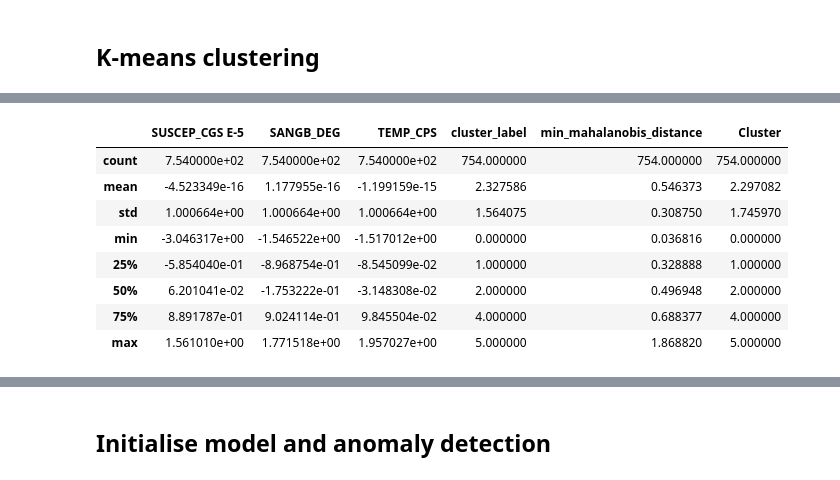
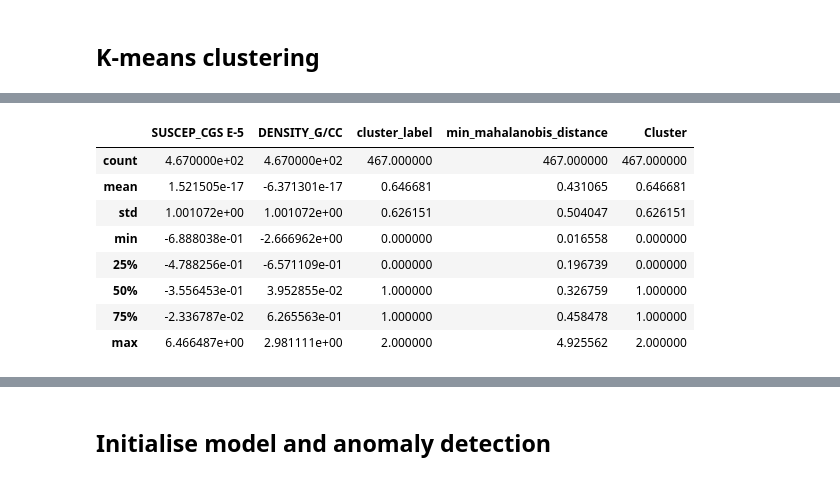
Before and after one commit to lcardsvr/Geophysical-Tool-Response-Project, a Jupyter notebook: ML_model_train.ipynb, the cells around one changed output, grey strips where cells are left out. Drawn from its saved outputs; the diff is of its cells as text; code cells hidden in the pictures.

```diff
--- a/ML_model_train.ipynb
+++ b/ML_model_train.ipynb
@@ -255,11 +221,11 @@ scaled_9622C_df.describe()
 # %%
 mahalanobis_distances = []
 for i in range(k):
-    cluster_points = scaled_9622C_df.loc[scaled_9622C_df['cluster_label'] == i, ['SUSCEP_CGS E-5', 'SANGB_DEG', 'TEMP_CPS']]
+    cluster_points = scaled_merged_df.loc[scaled_merged_df['cluster_label'] == i, ['SUSCEP_CGS E-5', 'DENSITY_G/CC']]
     cluster_center = model.cluster_centers_[i]
     cov = EmpiricalCovariance().fit(cluster_points)
     cluster_center_reshaped = np.reshape(cluster_center, (1, -1))
     mahalanobis_dist = distance.cdist(cluster_points, cluster_center_reshaped, 'mahalanobis', VI=cov.covariance_)
     mahalanobis_distances.extend(mahalanobis_dist)
 # %%
-scaled_9622C_df['min_mahalanobis_distance'] = np.min(mahalanobis_distances, axis=1)
+scaled_merged_df['min_mahalanobis_distance'] = np.min(mahalanobis_distances, axis=1)
@@ -282,31 +248,31 @@ scaled_9622C_df
 # %%
 # Determine outliers based on a threshold (e.g., 3 standard deviations from the mean) CAN BE CHANGED DEPENDING ON OUTPUT
-threshold = np.mean(scaled_9622C_df['min_mahalanobis_distance']) + 3 * np.std(scaled_9622C_df['min_mahalanobis_distance'])
-scaled_9622C_df['is_outlier'] = scaled_9622C_df['min_mahalanobis_distance'] > threshold
+threshold = np.mean(scaled_merged_df['min_mahalanobis_distance']) + 3 * np.std(scaled_merged_df['min_mahalanobis_distance'])
+scaled_merged_df['is_outlier'] = scaled_merged_df['min_mahalanobis_distance'] > threshold
 # %%
 #TEST
 # Fit the model
-model.fit(scaled_9622C_df)
+model.fit(scaled_merged_df)
 
 # Make predictions
-k_4 = model.predict(scaled_9622C_df)
+k_4 = model.predict(scaled_merged_df)
 
 # Create a copy of the DataFrame
-tool_9622C_predictions_df = scaled_9622C_df.copy()
+merged_predictions_df = scaled_merged_df.copy()
 
 # Add a class column with the labels
-tool_9622C_predictions_df['Cluster'] = k_4
+merged_predictions_df['Cluster'] = k_4
 # %%
-tool_9622C_predictions_df.describe()
+merged_predictions_df.describe()
 # %% [output]
-|  | SUSCEP_CGS E-5 | SANGB_DEG | TEMP_CPS | cluster_label | min_mahalanobis_distance | Cluster |
-| count | 7.540000e+02 | 7.540000e+02 | 7.540000e+02 | 754.000000 | 754.000000 | 754.000000 |
-| mean | -4.523349e-16 | 1.177955e-16 | -1.199159e-15 | 2.327586 | 0.546373 | 2.297082 |
-| std | 1.000664e+00 | 1.000664e+00 | 1.000664e+00 | 1.564075 | 0.308750 | 1.745970 |
-| min | -3.046317e+00 | -1.546522e+00 | -1.517012e+00 | 0.000000 | 0.036816 | 0.000000 |
-| 25% | -5.854040e-01 | -8.968754e-01 | -8.545099e-02 | 1.000000 | 0.328888 | 1.000000 |
-| 50% | 6.201041e-02 | -1.753222e-01 | -3.148308e-02 | 2.000000 | 0.496948 | 2.000000 |
-| 75% | 8.891787e-01 | 9.024114e-01 | 9.845504e-02 | 4.000000 | 0.688377 | 4.000000 |
-| max | 1.561010e+00 | 1.771518e+00 | 1.957027e+00 | 5.000000 | 1.868820 | 5.000000 |
+|  | SUSCEP_CGS E-5 | DENSITY_G/CC | cluster_label | min_mahalanobis_distance | Cluster |
+| count | 4.670000e+02 | 4.670000e+02 | 467.000000 | 467.000000 | 467.000000 |
+| mean | 1.521505e-17 | -6.371301e-17 | 0.646681 | 0.431065 | 0.646681 |
+| std | 1.001072e+00 | 1.001072e+00 | 0.626151 | 0.504047 | 0.626151 |
+| min | -6.888038e-01 | -2.666962e+00 | 0.000000 | 0.016558 | 0.000000 |
+| 25% | -4.788256e-01 | -6.571109e-01 | 0.000000 | 0.196739 | 0.000000 |
+| 50% | -3.556453e-01 | 3.952855e-02 | 1.000000 | 0.326759 | 1.000000 |
+| 75% | -2.336787e-02 | 6.265563e-01 | 1.000000 | 0.458478 | 1.000000 |
+| max | 6.466487e+00 | 2.981111e+00 | 2.000000 | 4.925562 | 2.000000 |
 # %%
 # Plot the clusters
```
Also changed, not shown: parts of 31 cells of this notebook.
